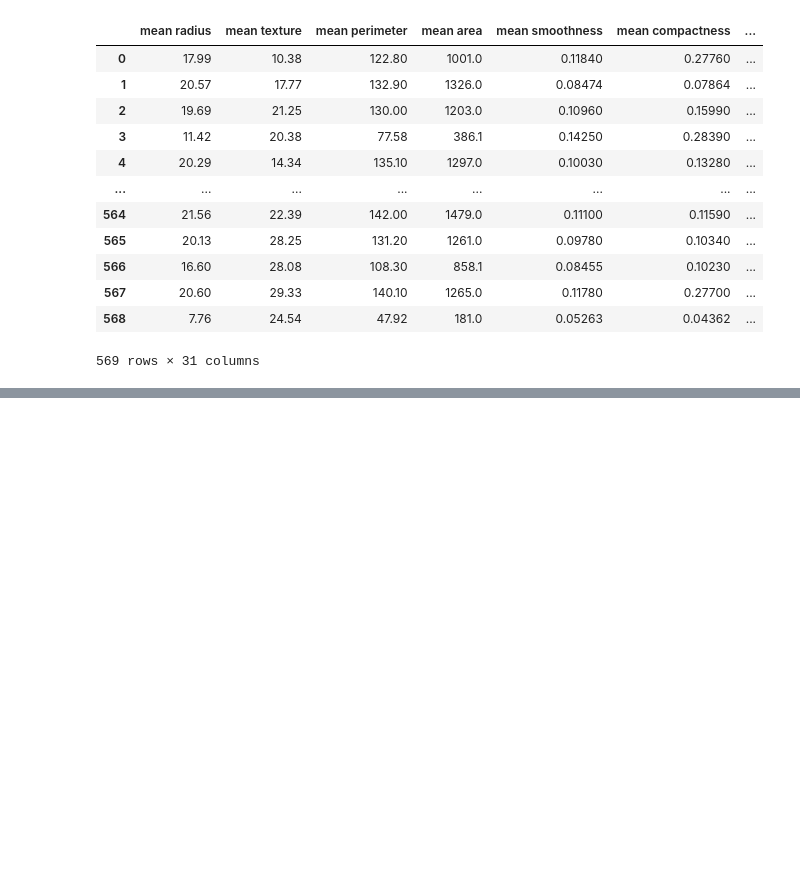
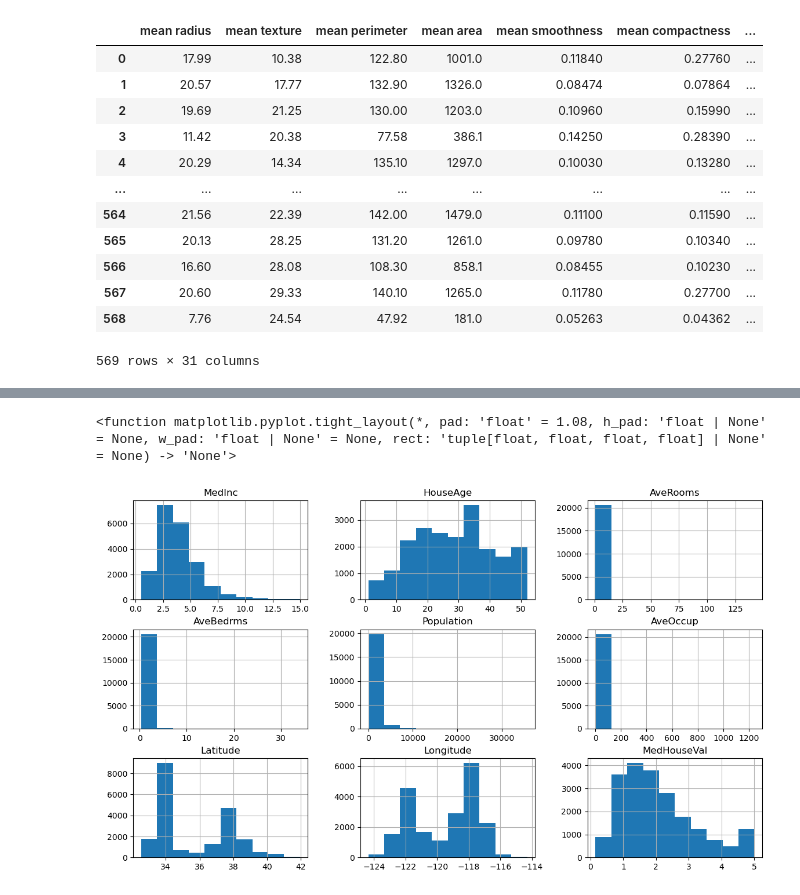
Before and after one commit to ar3missss/scikit-learn, a Jupyter notebook: dataset.ipynb, the cells around one changed output, grey strips where cells are left out. Cells and saved outputs as stored; diff of their text form; code cells hidden in the pictures; blank space fills up the shorter version.

```diff
--- a/dataset.ipynb
+++ b/dataset.ipynb
@@ -62,0 +125,6 @@ df = fetch_california_housing
+# %%
+df2.hist(figsize=(14,8))
+plt.tight_layout
+# %% [output]
+<function matplotlib.pyplot.tight_layout(*, pad: 'float' = 1.08, h_pad: 'float | None' = None, w_pad: 'float | None' = None, rect: 'tuple[float, float, float, float] | None' = None) -> 'None'>
+[figure, added]
```
Also changed, not shown: parts of 5 cells of this notebook.
